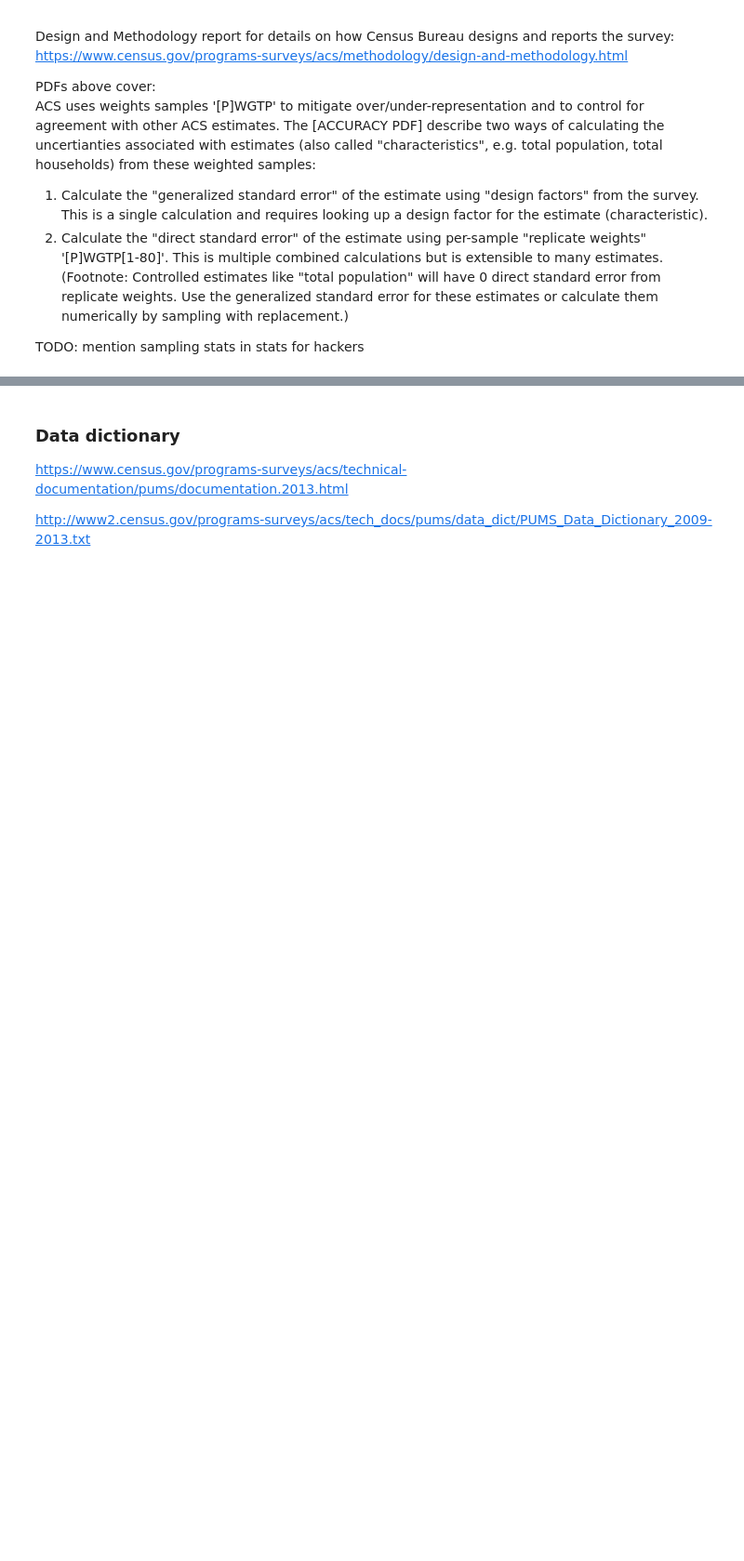
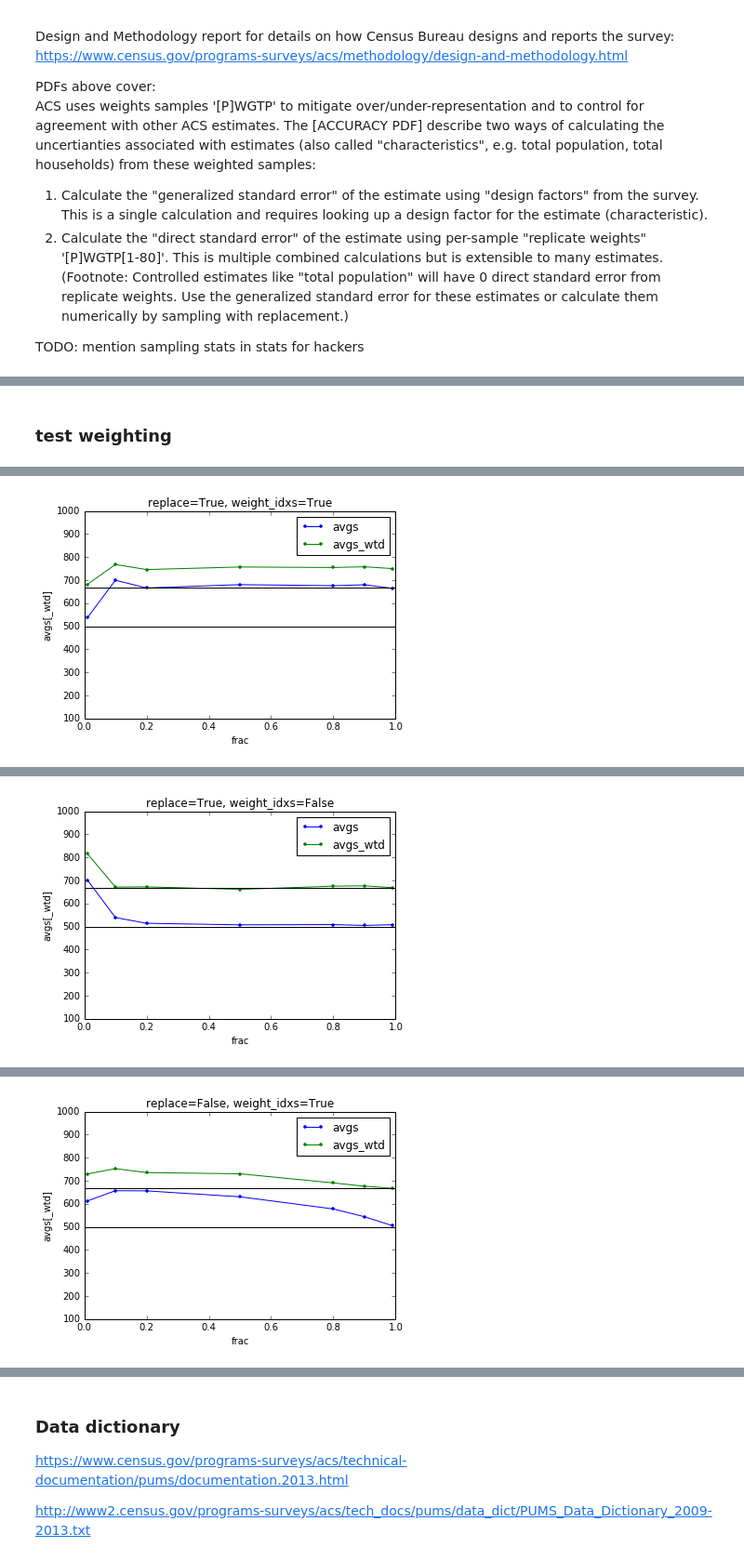
Before and after one commit to stharrold/stharrold.github.io, a Jupyter notebook: content/static/20151230-predict-household-income-from-census/20151230-predict-household-income-from-census.ipynb, the cells around one changed output, grey strips where cells are left out. Shown at 93% size. Saved outputs shown, nothing was run; the diff lists cells and outputs as text; code cells hidden in the pictures; blank space fills up the shorter version.

```diff
--- a/content/static/20151230-predict-household-income-from-census/20151230-predict-household-income-from-census.ipynb
+++ b/content/static/20151230-predict-household-income-from-census/20151230-predict-household-income-from-census.ipynb
@@ -306,0 +412,44 @@ test_se
+# %% [markdown]
+### test weighting
+# %%
+import time
+import numpy as np
+import matplotlib.pyplot as plt
+%matplotlib inline
+vals = np.arange(1001)
+pmf = vals / np.sum(vals) # probability mass function
+assert np.isclose(np.sum(pmf), 1.0)
+# %%
+# Summary: replace=True, weight_idxs=False is fastest and most accurate
+ref_avg = np.average(vals)
+ref_avg_wtd = np.average(vals, weights=pmf)
+print('average = ', ref_avg)
+print('weighted average = ', ref_avg_wtd)
+fracs = [0.01, 0.1, 0.2, 0.5, 0.8, 0.9, 0.99]
+for replace in [True, False]:
+    for weight_idxs in [True, False]:
+        if weight_idxs:
+            wts = pmf
+        else:
+            wts = None
+        time_start = time.perf_counter()
+        (avgs, avgs_wtd) = (list(), list())
+        for frac in fracs:
+            size = round(frac*len(vals))
+            idxs = np.random.choice(vals, size=size, replace=replace, p=wts)
+            avgs.append(np.average(vals[idxs]))
+            avgs_wtd.append(np.average(vals[idxs], weights=pmf[idxs]))
+        time_stop = time.perf_counter()
+        print("\nElapsed time (sec) = {diff:.4f}".format(diff=time_stop - time_start))
+        plt.title("replace={re}, weight_idxs={hw}".format(
+                re=replace, hw=weight_idxs))
+        plt.xlabel("frac")
+        plt.ylabel("avgs[_wtd]")
+        plt.plot(fracs, avgs, marker='.', color='blue', label='avgs')
+        plt.plot(fracs, avgs_wtd, marker='.', color='green', label='avgs_wtd')
+        plt.axhline(ref_avg, color='black')
+        plt.axhline(ref_avg_wtd, color='black')
+        plt.ylim(1e2, 1e3)
+        plt.legend()
+        plt.show()
+# %% [output]
@@ -306,0 +457 @@ test_se
+[figure, added]
@@ -306,0 +459 @@ test_se
+[figure, added]
@@ -306,0 +461 @@ test_se
+[figure, added]
```
Also changed, not shown: parts of 12 cells of this notebook.
